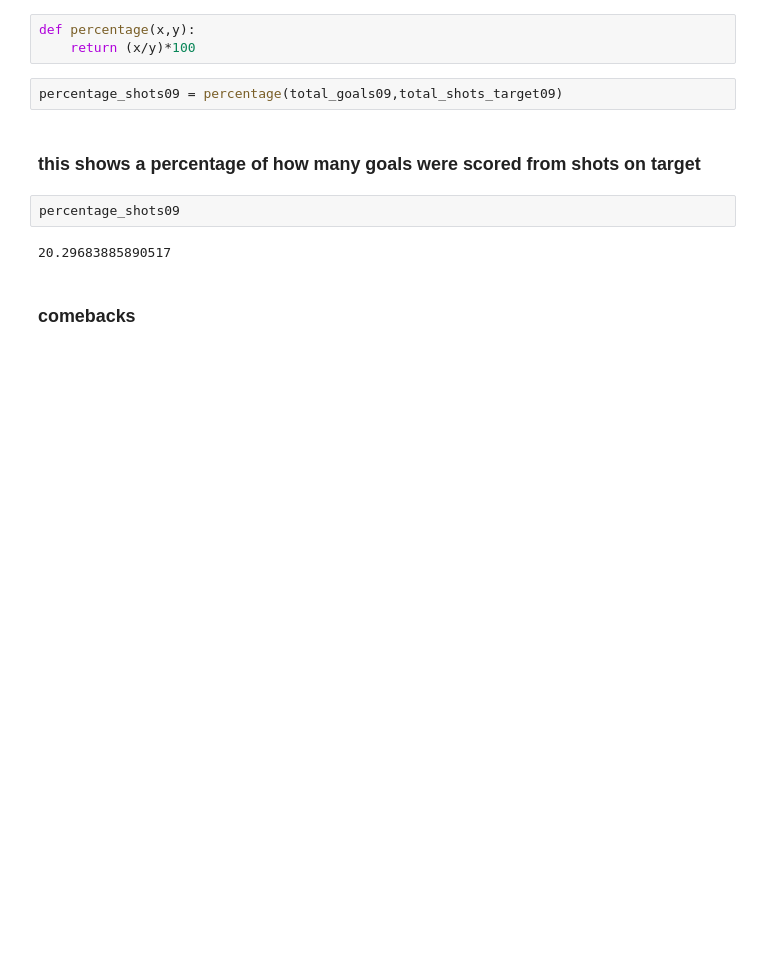
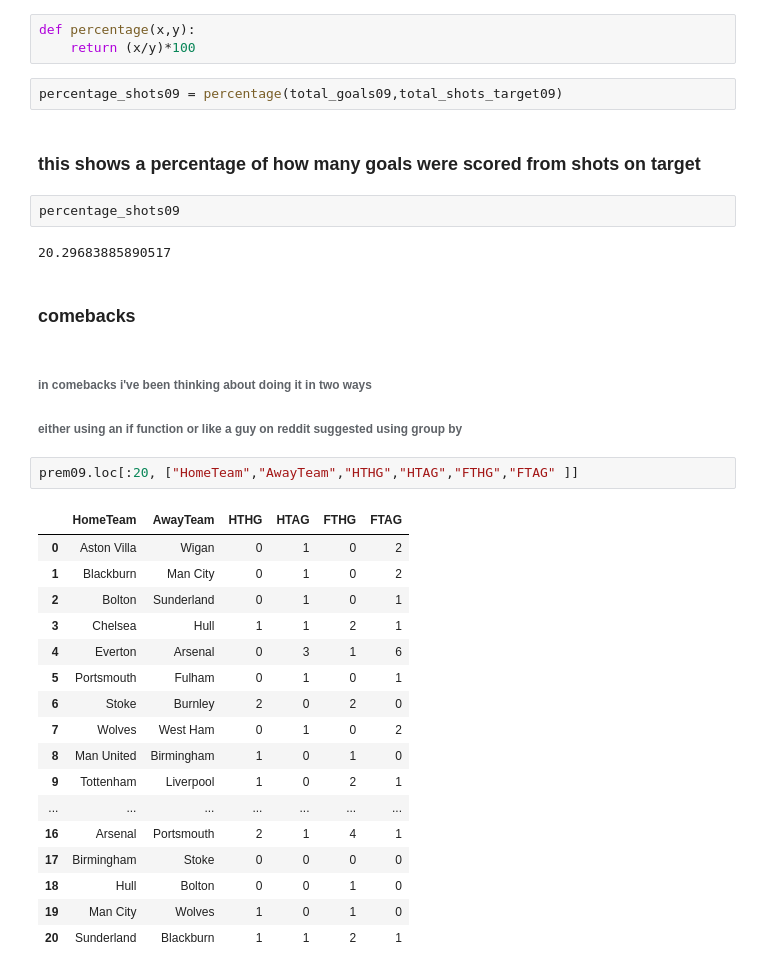
Before and after one commit to moustafa-karaki/premier_league, a Jupyter notebook: premier_league.ipynb, the cells around one changed output. Cells and saved outputs as stored; diff of their text form; blank space fills up the shorter version.

```diff
--- a/premier_league.ipynb
+++ b/premier_league.ipynb
@@ -244,3 +244,26 @@ percentage_shots09
 20.29683885890517
 # %% [markdown]
 ### comebacks
+# %% [markdown]
+###### in  comebacks i've been thinking about doing it in two ways
+###### either using an if function or like a guy on reddit suggested using group by
+# %%
+prem09.loc[:20, ["HomeTeam","AwayTeam","HTHG","HTAG","FTHG","FTAG" ]]
+# %% [output]
+|  | HomeTeam | AwayTeam | HTHG | HTAG | FTHG | FTAG |
+| 0 | Aston Villa | Wigan | 0 | 1 | 0 | 2 |
+| 1 | Blackburn | Man City | 0 | 1 | 0 | 2 |
+| 2 | Bolton | Sunderland | 0 | 1 | 0 | 1 |
+| 3 | Chelsea | Hull | 1 | 1 | 2 | 1 |
+| 4 | Everton | Arsenal | 0 | 3 | 1 | 6 |
+| 5 | Portsmouth | Fulham | 0 | 1 | 0 | 1 |
+| 6 | Stoke | Burnley | 2 | 0 | 2 | 0 |
+| 7 | Wolves | West Ham | 0 | 1 | 0 | 2 |
+| 8 | Man United | Birmingham | 1 | 0 | 1 | 0 |
+| 9 | Tottenham | Liverpool | 1 | 0 | 2 | 1 |
+| ... | ... | ... | ... | ... | ... | ... |
+| 16 | Arsenal | Portsmouth | 2 | 1 | 4 | 1 |
+| 17 | Birmingham | Stoke | 0 | 0 | 0 | 0 |
+| 18 | Hull | Bolton | 0 | 0 | 1 | 0 |
+| 19 | Man City | Wolves | 1 | 0 | 1 | 0 |
+| 20 | Sunderland | Blackburn | 1 | 1 | 2 | 1 |
```
